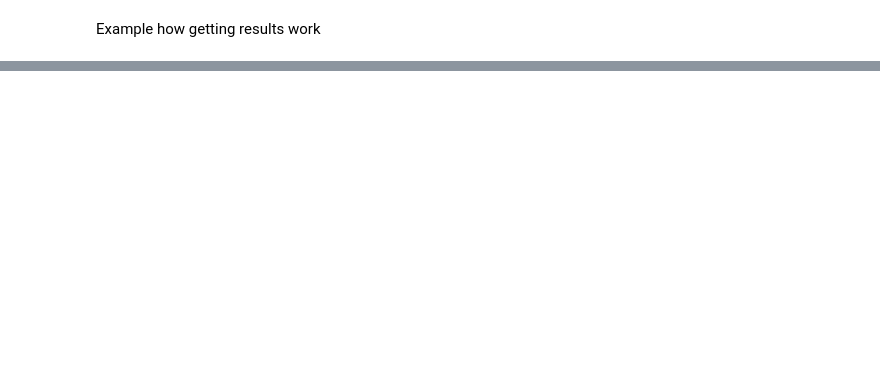
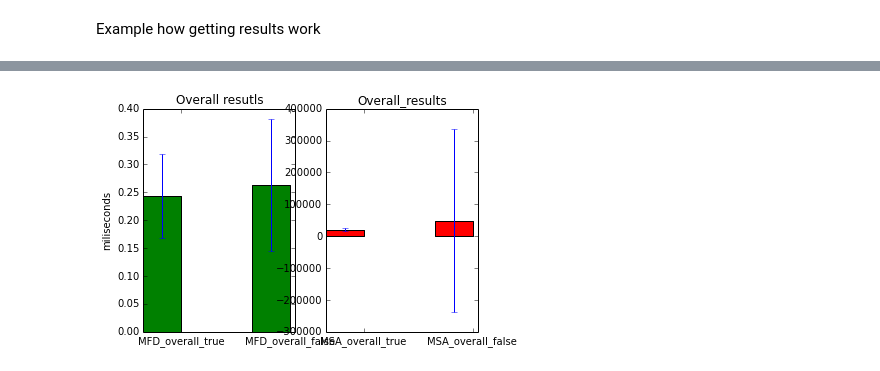
Before and after one commit to Artimi/eyetracking, a Jupyter notebook: Eye tracking.ipynb, the cells around one changed output, grey strips where cells are left out. Saved outputs shown, nothing was run; the diff lists cells and outputs as text; code cells hidden in the pictures; blank space fills up the shorter version.

```diff
--- a/Eye tracking.ipynb
+++ b/Eye tracking.ipynb
@@ -222,0 +252,37 @@ for subject_result in subjects_results:
+# %%
+
+sd = False
+ys = np.array([])
+xs = np.arange(4)
+stds = np.array([])
+labels = []
+width = 0.35
+for name in overall_results._fields:
+    if not sd:
+        y = overall_results.__getattribute__(name)
+        labels.append(name)
+        sd = True
+    else:
+        std = overall_results.__getattribute__(name)
+        sd = False
+        ys = np.append(ys, y)
+        stds = np.append(stds, std)
+
+fig = plt.figure()
+ax = fig.add_subplot(121)
+ax.bar(xs[0:2], ys[0:2],   width, color='g', yerr=stds[0:2])
+
+ax.set_title('Overall resutls')
+ax.set_xticks(xs[0:2]+width)
+ax.set_xticklabels( labels[0:2] )
+ax.set_ylabel('miliseconds')
+
+ax2 = fig.add_subplot(122)
+ax2.bar(xs[2:], ys[2:], width, color='r', yerr=stds[2:])
+
+ax2.set_title('Overall_results')
+ax2.set_xticks(xs[2:]+width)
+ax2.set_xticklabels( labels[2:] )
+fig.show()
+# %% [output]
+[figure, added]
```
Also changed, not shown: parts of 11 cells of this notebook, 1 other file.
